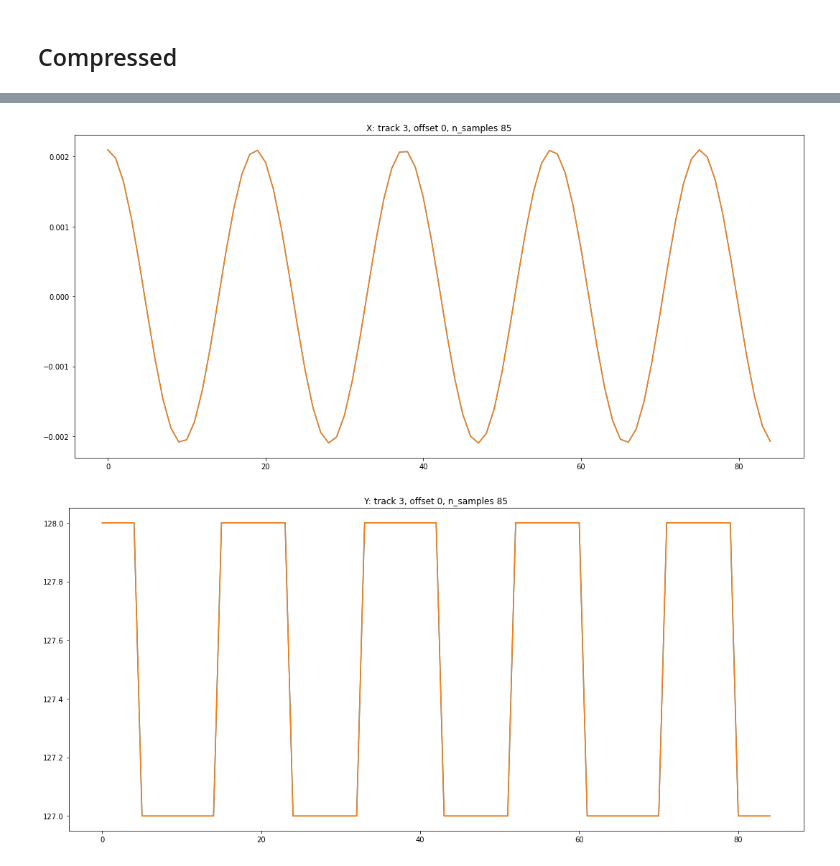
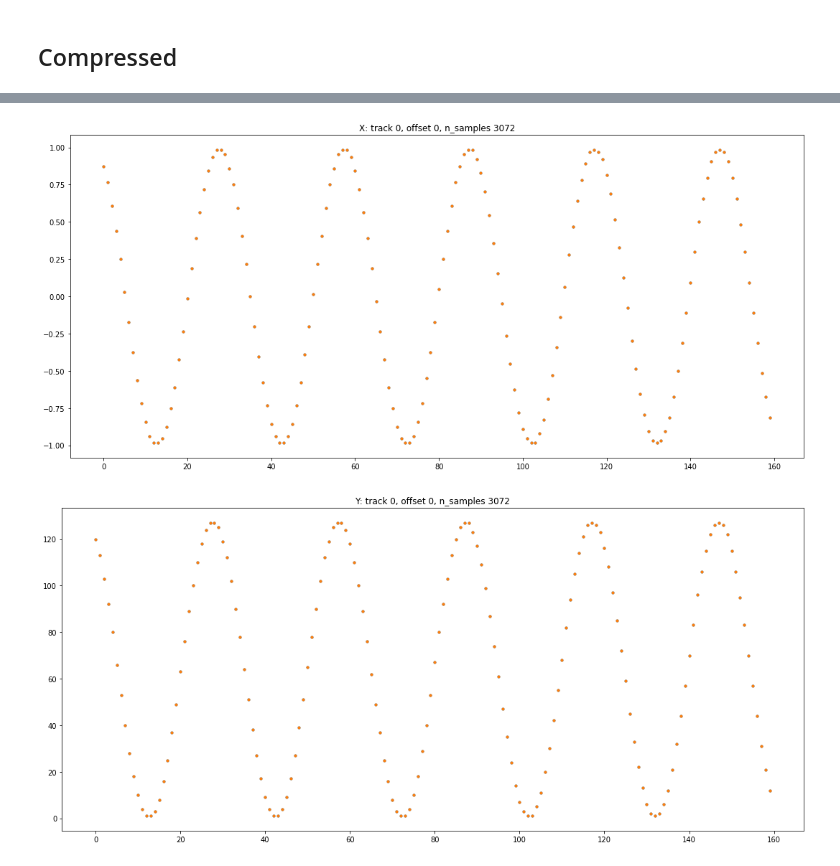
Before and after one commit to feldberlin/wavenet, a Jupyter notebook: nbs/datasets.ipynb, the cells around one changed output, grey strips where cells are left out. Drawn from its saved outputs; the diff is of its cells as text; code cells hidden in the pictures.

Commit message:
fix: Datasets making sense again
Introducing transforms broke some assumptions on the types of tensors.
Really have to look into effective type annotations, e.g.
torch.tensor[int]

```diff
--- a/nbs/datasets.ipynb
+++ b/nbs/datasets.ipynb
@@ -61,0 +63,13 @@ A dataset of sine waves.
+# %%
+def sines(n_samples, sample_length=160, sampling_rate=2**18):
+    p = model.HParams(compress=False, n_classes=2**7, sample_length=sample_length, sampling_rate=sampling_rate)
+    ds = datasets.Sines(n_samples, p, amp=1.)
+    return datasets.to_tensor(ds), p
+
+def sines_dataset_superimposed(n_samples=7):
+    (X, Y), p = sines(n_samples)
+    plt.figure(figsize=(20, 6))
+    for i in range(n_samples):
+        plt.plot(X[i, 0, :])
+
+sines_dataset_superimposed()
@@ -62,13 +78,9 @@ A dataset of sine waves.
 # %%
-def sines_dataset(compress=None):
-    p = model.HParams(compress=compress)
-    X, Y = datasets.to_tensor(datasets.Sines(4, p))
-    n_samples = p.receptive_field_size() // 36
-    track_i = viz.plot_track(X, n_samples=n_samples, title='X')
-    viz.plot_track(Y, track_i, n_samples=n_samples, title='Y')
-    track = X[track_i].numpy()
-    if p.compress: track = audio.mu_expand(track, p)
-    return ipd.Audio(track, rate=p.sampling_rate)
+def sines_dataset(n_samples=1):
+    (X, Y), p = sines(n_samples)
+    n_samples = p.receptive_field_size()
+    track_i = viz.plot_track(X, n_samples=n_samples, title='X', style='.')
+    viz.plot_track(Y, track_i, n_samples=n_samples, title='Y', style='.')
 
-sines_dataset(compress=False)
+sines_dataset()
 # %% [output]
@@ -76,2 +87,2 @@ sines_dataset(compress=False)
-[figure, old version]
+[figure, new version]
-[figure, old version]
+[figure, new version]
```
Also changed, not shown: parts of 10 cells of this notebook, 3 other files.
